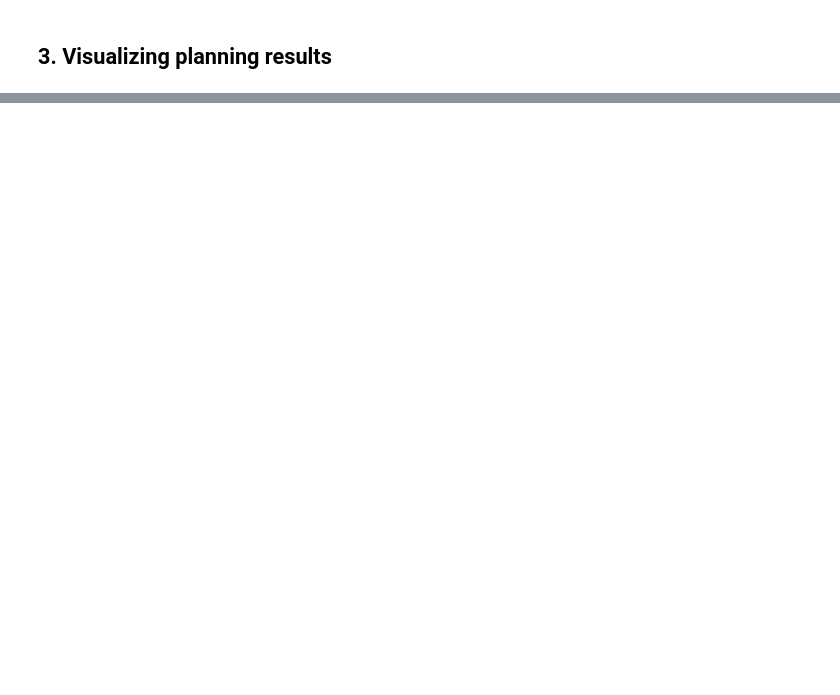
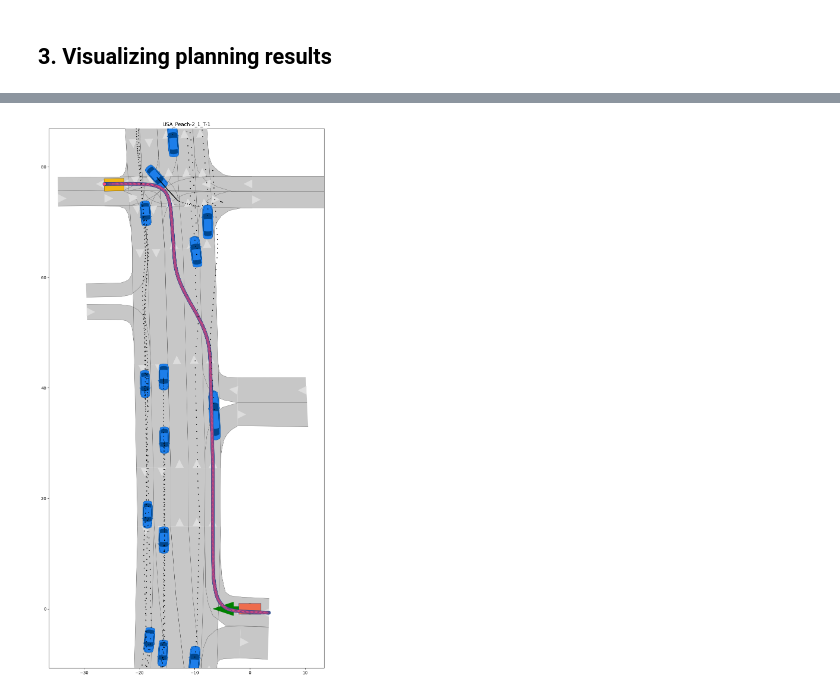
Before and after one commit to EmanuelMedinaAraujo/CommonRoadSearch, a Jupyter notebook: tutorials/5_route_planner/tutorial_route_planner.ipynb, the cells around one changed output, grey strips where cells are left out. Cells and saved outputs as stored; diff of their text form; code cells hidden in the pictures; blank space fills up the shorter version.

Commit message:
Update route planner tutorial with FastAPI reference path and visualization

```diff
--- a/tutorials/5_route_planner/tutorial_route_planner.ipynb
+++ b/tutorials/5_route_planner/tutorial_route_planner.ipynb
@@ -137,0 +143,16 @@ plt.show()
+# %%
+# Check if a reference path object was successfully generated before visualizing
+if reference_path_object:
+    # Visualize the reference path using the dedicated function
+    # This function handles creating and showing the plot
+    visualize_route(reference_path_object, # Use the object returned by the Fast API
+                    scenario,
+                    planning_problem,
+                    draw_reference_path=True,  # Set to True as requested
+                    draw_route_lanelets=False, # Set to True if you want to see the lanelets
+                    size_x=12,
+                    save_img=False)
+else:
+    print("Skipping visualization as no reference path object was generated.")
+# %% [output]
+[figure, added]
```
Also changed, not shown: parts of 8 cells of this notebook.
